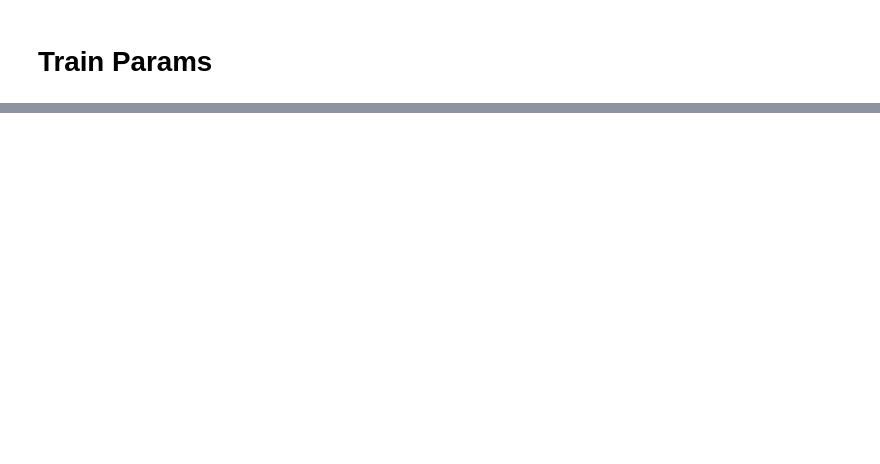
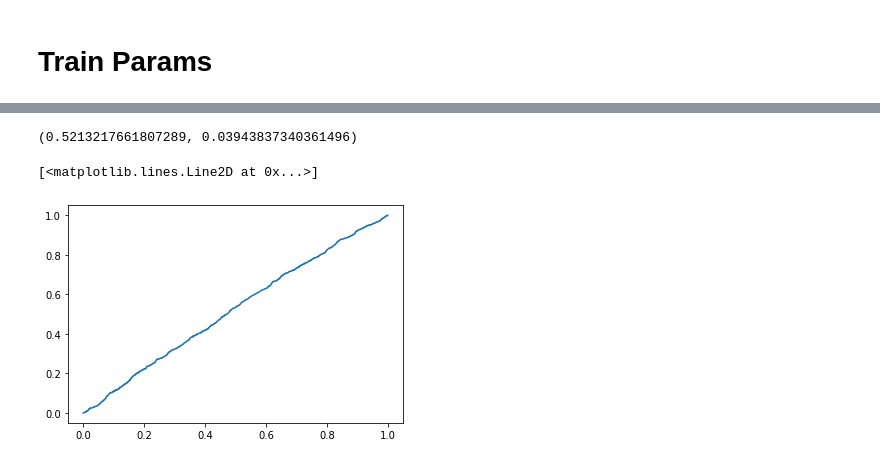
Before and after one commit to asy51/pareto, a Jupyter notebook: PELTR copy.ipynb, the cells around one changed output, grey strips where cells are left out. Saved outputs shown, nothing was run; the diff lists cells and outputs as text; code cells hidden in the pictures; blank space fills up the shorter version.

Commit message:
overall model metrics

```diff
--- a/PELTR copy.ipynb
+++ b/PELTR copy.ipynb
@@ -435,0 +424,10 @@ plt.show()
+# %%
+sklearn.metrics.roc_auc_score(y_test.detach().numpy(), y_test_hat.detach().numpy()), sklearn.metrics.average_precision_score(y_test.detach().numpy(), y_test_hat.detach().numpy())
+# %% [output]
+(0.5213217661807289, 0.03943837340361496)
+# %%
+fpr, tpr, _ = sklearn.metrics.roc_curve(y_test.detach().numpy(), y_test_hat.detach().numpy())
+plt.plot(fpr, tpr)
+# %% [output]
+[<matplotlib.lines.Line2D at 0x...>]
+[figure, added]
```
Also changed, not shown: parts of 15 cells of this notebook.
